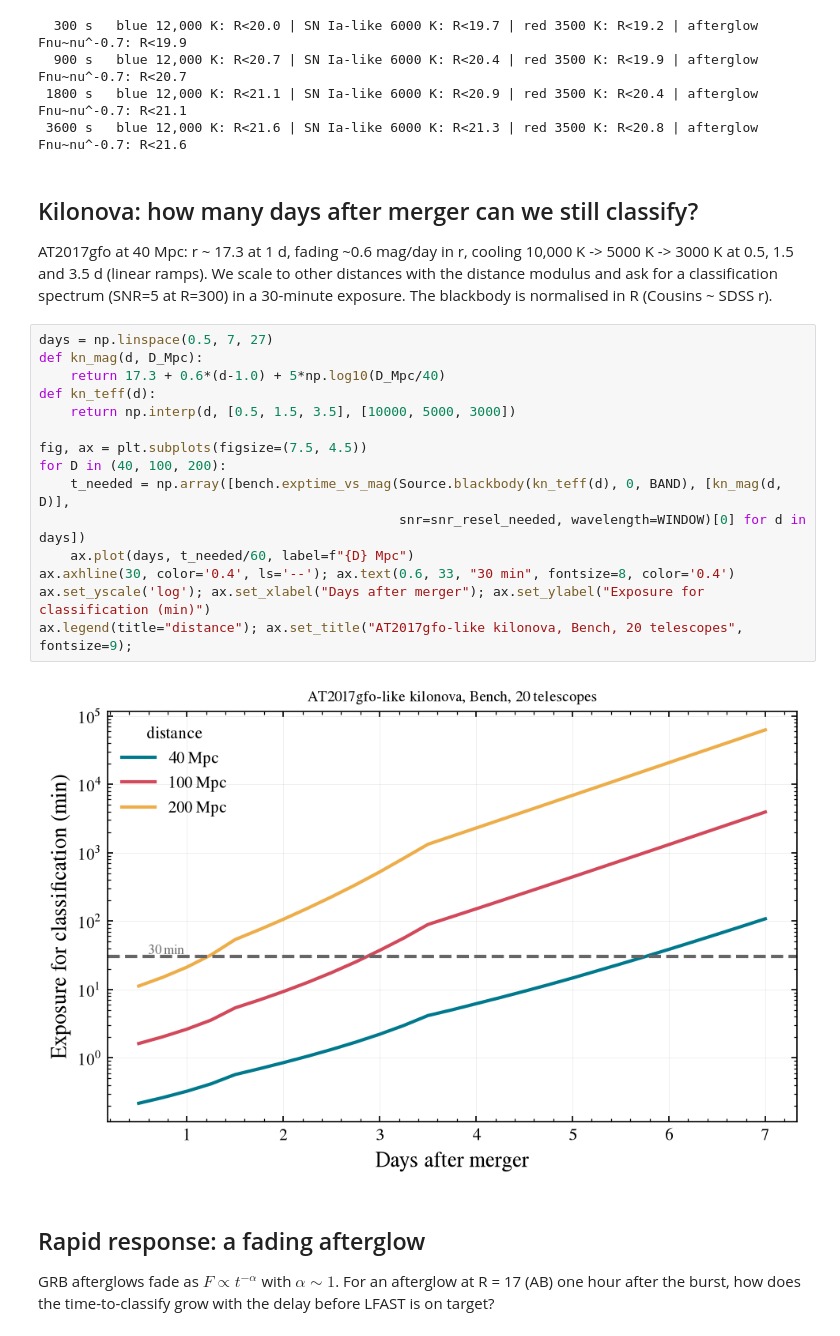
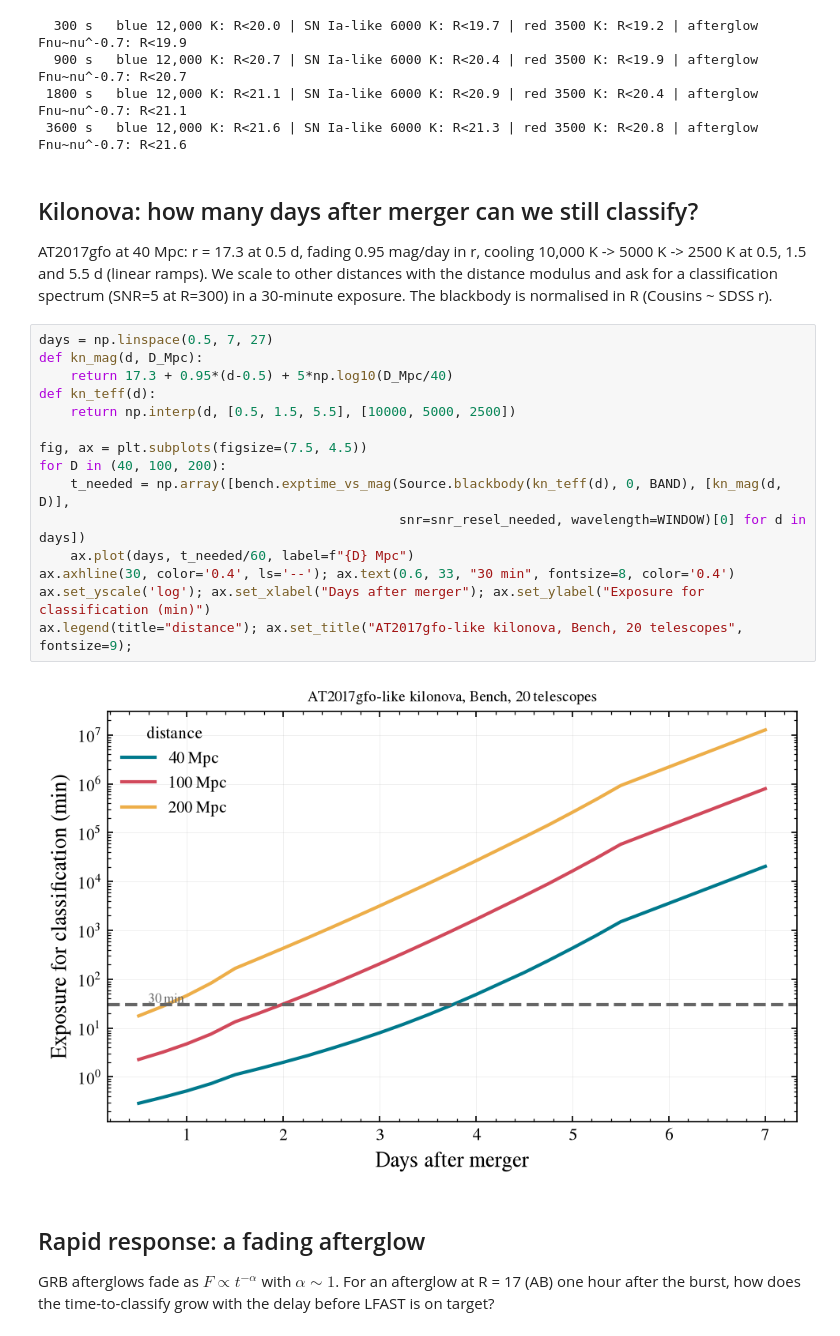
Before and after one commit to schmidt-observatories/lfast-etc, a Jupyter notebook: notebooks/04_tdamm_followup.ipynb, the cells around one changed output. Drawn from its saved outputs; the diff is of its cells as text.

```diff
--- a/notebooks/04_tdamm_followup.ipynb
+++ b/notebooks/04_tdamm_followup.ipynb
@@ -78,27 +78,27 @@ for exp in (300, 900, 1800, 3600):
 # %% [markdown]
 ## Kilonova: how many days after merger can we still classify?
 
-AT2017gfo at 40 Mpc: r ~ 17.3 at 1 d, fading ~0.6 mag/day in r, cooling 10,000 K -> 5000 K ->
-3000 K at 0.5, 1.5 and 3.5 d (linear ramps). We scale to other distances with the distance modulus
+AT2017gfo at 40 Mpc: r = 17.3 at 0.5 d, fading 0.95 mag/day in r, cooling 10,000 K -> 5000 K ->
+2500 K at 0.5, 1.5 and 5.5 d (linear ramps). We scale to other distances with the distance modulus
 and ask for a classification spectrum (SNR=5 at R=300) in a 30-minute exposure. The blackbody is
 normalised in R (Cousins ~ SDSS r).
 # %%
 days = np.linspace(0.5, 7, 27)
 def kn_mag(d, D_Mpc):
-    return 17.3 + 0.6*(d-1.0) + 5*np.log10(D_Mpc/40)
+    return 17.3 + 0.95*(d-0.5) + 5*np.log10(D_Mpc/40)
 def kn_teff(d):
-    return np.interp(d, [0.5, 1.5, 3.5], [10000, 5000, 3000])
+    return np.interp(d, [0.5, 1.5, 5.5], [10000, 5000, 2500])
 
 fig, ax = plt.subplots(figsize=(7.5, 4.5))
 for D in (40, 100, 200):
     t_needed = np.array([bench.exptime_vs_mag(Source.blackbody(kn_teff(d), 0, BAND), [kn_mag(d, D)],
                                               snr=snr_resel_needed, wavelength=WINDOW)[0] for d in days])
     ax.plot(days, t_needed/60, label=f"{D} Mpc")
 ax.axhline(30, color='0.4', ls='--'); ax.text(0.6, 33, "30 min", fontsize=8, color='0.4')
 ax.set_yscale('log'); ax.set_xlabel("Days after merger"); ax.set_ylabel("Exposure for classification (min)")
 ax.legend(title="distance"); ax.set_title("AT2017gfo-like kilonova, Bench, 20 telescopes", fontsize=9);
 # %% [output]
-[figure, old version]
+[figure, new version]
 # %% [markdown]
 ## Rapid response: a fading afterglow
 
```
Also changed, not shown: parts of 2 cells of this notebook, 9 other files.
